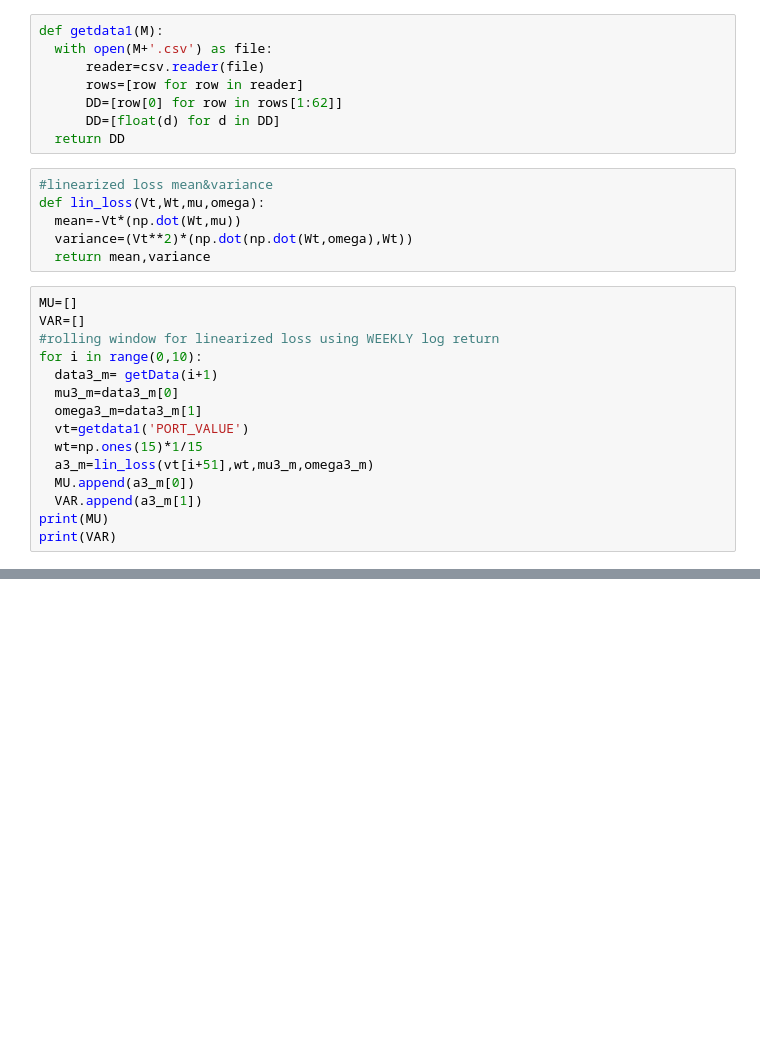
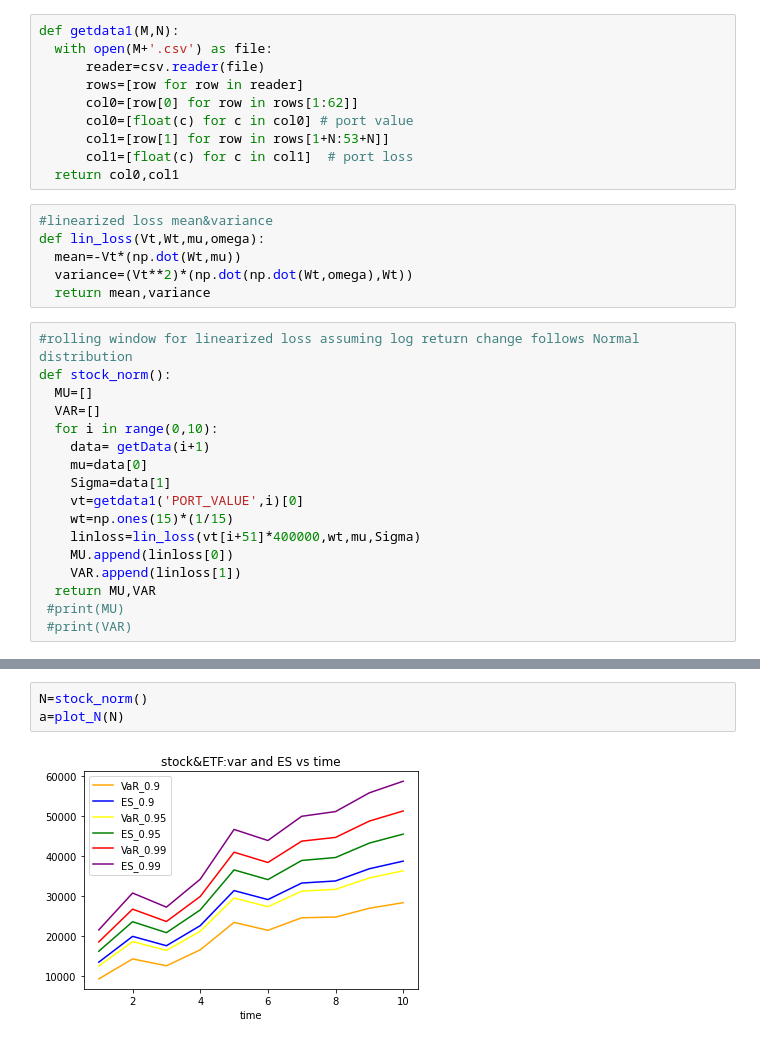
Before and after one commit to ZiyueNie/575, a Jupyter notebook: src/IB_new.ipynb, the cells around one changed output, grey strips where cells are left out. Saved outputs shown, nothing was run; the diff lists cells and outputs as text; blank space fills up the shorter version.

```diff
--- a/src/IB_new.ipynb
+++ b/src/IB_new.ipynb
@@ -30,13 +54,15 @@ def getData(N):
     Sigma=np.cov(np.array(Rows)) #covariance matrix
     return mu,Sigma,rows
 # %%
-def getdata1(M):
+def getdata1(M,N):
   with open(M+'.csv') as file:
       reader=csv.reader(file)
       rows=[row for row in reader]
-      DD=[row[0] for row in rows[1:62]]
-      DD=[float(d) for d in DD]
-  return DD
+      col0=[row[0] for row in rows[1:62]]
+      col0=[float(c) for c in col0] # port value
+      col1=[row[1] for row in rows[1+N:53+N]]
+      col1=[float(c) for c in col1]  # port loss
+  return col0,col1
 # %%
 #linearized loss mean&variance
 def lin_loss(Vt,Wt,mu,omega):
@@ -44,17 +70,19 @@ def lin_loss(Vt,Wt,mu,omega):
   variance=(Vt**2)*(np.dot(np.dot(Wt,omega),Wt))
   return mean,variance
 # %%
-MU=[]
-VAR=[]
-#rolling window for linearized loss using WEEKLY log return
-for i in range(0,10):
-  data3_m= getData(i+1)
-  mu3_m=data3_m[0]
-  omega3_m=data3_m[1]
-  vt=getdata1('PORT_VALUE')
-  wt=np.ones(15)*1/15
-  a3_m=lin_loss(vt[i+51],wt,mu3_m,omega3_m)
-  MU.append(a3_m[0])
-  VAR.append(a3_m[1])
-print(MU)
-print(VAR)
+#rolling window for linearized loss assuming log return change follows Normal distribution
+def stock_norm():
+  MU=[]
+  VAR=[]
+  for i in range(0,10):
+    data= getData(i+1)
+    mu=data[0]
+    Sigma=data[1]
+    vt=getdata1('PORT_VALUE',i)[0]
+    wt=np.ones(15)*(1/15)
+    linloss=lin_loss(vt[i+51]*400000,wt,mu,Sigma)
+    MU.append(linloss[0])
+    VAR.append(linloss[1])
+  return MU,VAR
+ #print(MU)
+ #print(VAR)
@@ -60,0 +161,5 @@ print(VAR)
+# %%
+N=stock_norm()
+a=plot_N(N)
+# %% [output]
+[figure, added]
```
Also changed, not shown: parts of 10 cells of this notebook.
